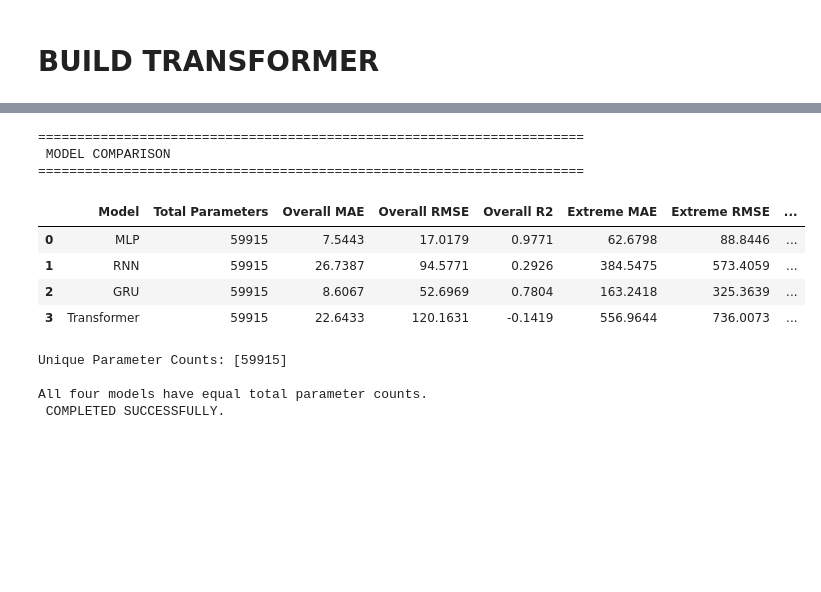
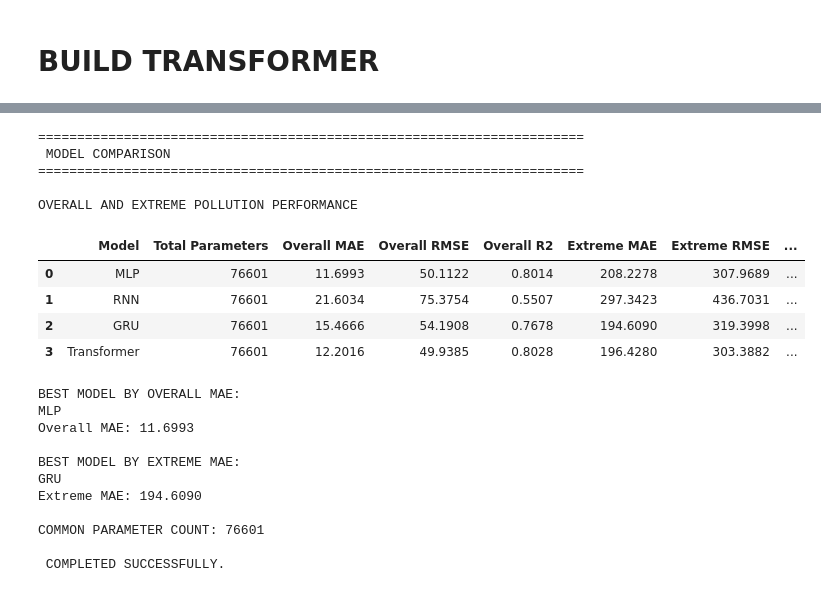
Before and after one commit to iamsayanmanna/Air-Quality-Research, a Jupyter notebook: notebooks/03_Deep_Learning_Air_Quality.ipynb, the cells around one changed output, grey strips where cells are left out. Drawn from its saved outputs; the diff is of its cells as text; code cells hidden in the pictures; blank space fills up the shorter version.

```diff
--- a/notebooks/03_Deep_Learning_Air_Quality.ipynb
+++ b/notebooks/03_Deep_Learning_Air_Quality.ipynb
@@ -910,7 +910,7 @@ mlp_model = keras.Sequential([
     keras.Input(shape=(LOOKBACK, len(SEQUENCE_FEATURES))),
     layers.Flatten(),
     layers.Dense(160, activation="relu"),
-    layers.Dense(37, activation="relu"),
+    layers.Dense(140, activation="relu"),
     layers.Dense(1, activation="linear")
 ], name="MLP_AQI_Model")
 
@@ -939,14 +939,14 @@ print("Total Parameters:", mlp_total_params)
 print("Trainable Parameters:", mlp_trainable_params)
 print("Non-Trainable Parameters:", mlp_non_trainable_params)
 
-assert mlp_total_params == 59915
-assert mlp_trainable_params == 59915
+assert mlp_total_params > 70000
+assert mlp_trainable_params == mlp_total_params
 assert mlp_non_trainable_params == 0
 
 TARGET_PARAMETER_COUNT = mlp_total_params
 
 print("\nTarget Parameter Budget:", TARGET_PARAMETER_COUNT)
-print("STEP  COMPLETED SUCCESSFULLY.")
+print("STEP COMPLETED SUCCESSFULLY.")
 # %% [output]
 ============================================================
  BUILD MLP
@@ -2127,6 +2134,7 @@ print("=" * 70)
 print(" MODEL COMPARISON")
 print("=" * 70)
 
+# Collect overall test performance.
 model_comparison = pd.DataFrame([
     {
         "Model": "MLP",
@@ -2152,52 +2160,73 @@ model_comparison = pd.DataFrame([
         "Model": "GRU",
         "Total Parameters": gru_model.count_params(),
         "Overall MAE": gru_test_mae,
         "Overall RMSE": gru_test_rmse,
         "Overall R2": gru_test_r2,
         "Extreme MAE": gru_extreme_mae,
         "Extreme RMSE": gru_extreme_rmse,
         "Extreme R2": gru_extreme_r2
     },
     {
         "Model": "Transformer",
         "Total Parameters": transformer_model.count_params(),
         "Overall MAE": transformer_test_mae,
         "Overall RMSE": transformer_test_rmse,
         "Overall R2": transformer_test_r2,
         "Extreme MAE": transformer_extreme_mae,
         "Extreme RMSE": transformer_extreme_rmse,
         "Extreme R2": transformer_extreme_r2
     }
 ])
 
-# Display the full comparison table.
-display(
-    model_comparison.round(4)
-)
+# Display the comparison table.
+print("\nOVERALL AND EXTREME POLLUTION PERFORMANCE")
+display(model_comparison.round(4))
 
-# Verify equal total parameter counts.
-parameter_counts = model_comparison["Total Parameters"].unique()
+# Verify equal parameter counts across all four models.
+assert model_comparison["Total Parameters"].nunique() == 1
 
-print("\nUnique Parameter Counts:", parameter_counts)
+# Identify the lowest-error models.
+best_overall_mae = model_comparison.loc[
+    model_comparison["Overall MAE"].idxmin()
+]
 
-assert len(parameter_counts) == 1, (
-    "Model parameter counts are not equal."
-)
+best_extreme_mae = model_comparison.loc[
+    model_comparison["Extreme MAE"].idxmin()
+]
 
-print("\nAll four models have equal total parameter counts.")
-print(" COMPLETED SUCCESSFULLY.")
+print("\nBEST MODEL BY OVERALL MAE:")
+print(best_overall_mae["Model"])
+print(f"Overall MAE: {best_overall_mae['Overall MAE']:.4f}")
+
+print("\nBEST MODEL BY EXTREME MAE:")
+print(best_extreme_mae["Model"])
+print(f"Extreme MAE: {best_extreme_mae['Extreme MAE']:.4f}")
+
+print("\nCOMMON PARAMETER COUNT:",
+      model_comparison["Total Parameters"].iloc[0])
+
+print("\n COMPLETED SUCCESSFULLY.")
 # %% [output]
 ======================================================================
  MODEL COMPARISON
 ======================================================================
+
+OVERALL AND EXTREME POLLUTION PERFORMANCE
 |  | Model | Total Parameters | Overall MAE | Overall RMSE | Overall R2 | Extreme MAE | Extreme RMSE | ... |
-| 0 | MLP | 59915 | 7.5443 | 17.0179 | 0.9771 | 62.6798 | 88.8446 | ... |
-| 1 | RNN | 59915 | 26.7387 | 94.5771 | 0.2926 | 384.5475 | 573.4059 | ... |
-| 2 | GRU | 59915 | 8.6067 | 52.6969 | 0.7804 | 163.2418 | 325.3639 | ... |
-| 3 | Transformer | 59915 | 22.6433 | 120.1631 | -0.1419 | 556.9644 | 736.0073 | ... |
+| 0 | MLP | 76601 | 11.6993 | 50.1122 | 0.8014 | 208.2278 | 307.9689 | ... |
+| 1 | RNN | 76601 | 21.6034 | 75.3754 | 0.5507 | 297.3423 | 436.7031 | ... |
+| 2 | GRU | 76601 | 15.4666 | 54.1908 | 0.7678 | 194.6090 | 319.3998 | ... |
+| 3 | Transformer | 76601 | 12.2016 | 49.9385 | 0.8028 | 196.4280 | 303.3882 | ... |
-Unique Parameter Counts: [59915]
+BEST MODEL BY OVERALL MAE:
+MLP
+Overall MAE: 11.6993
 
-All four models have equal total parameter counts.
+BEST MODEL BY EXTREME MAE:
+GRU
+Extreme MAE: 194.6090
+
+COMMON PARAMETER COUNT: 76601
+
  COMPLETED SUCCESSFULLY.
 # %%
 
```
Also changed, not shown: parts of 19 cells of this notebook.
